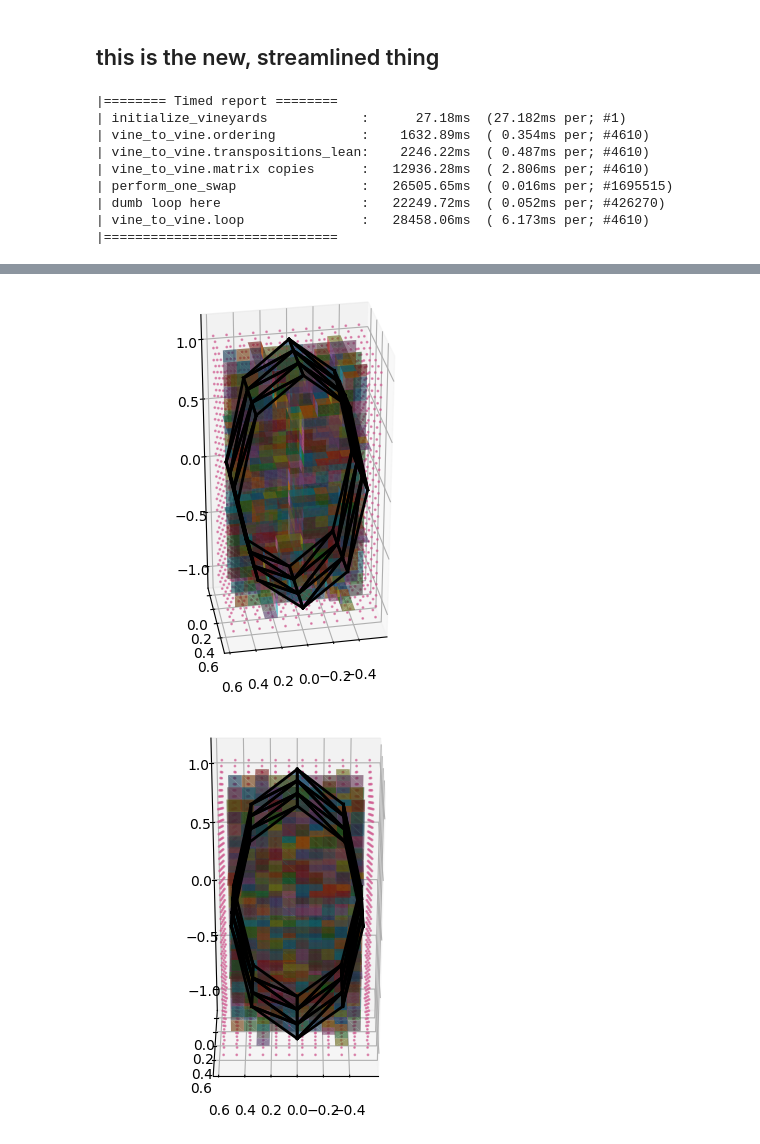
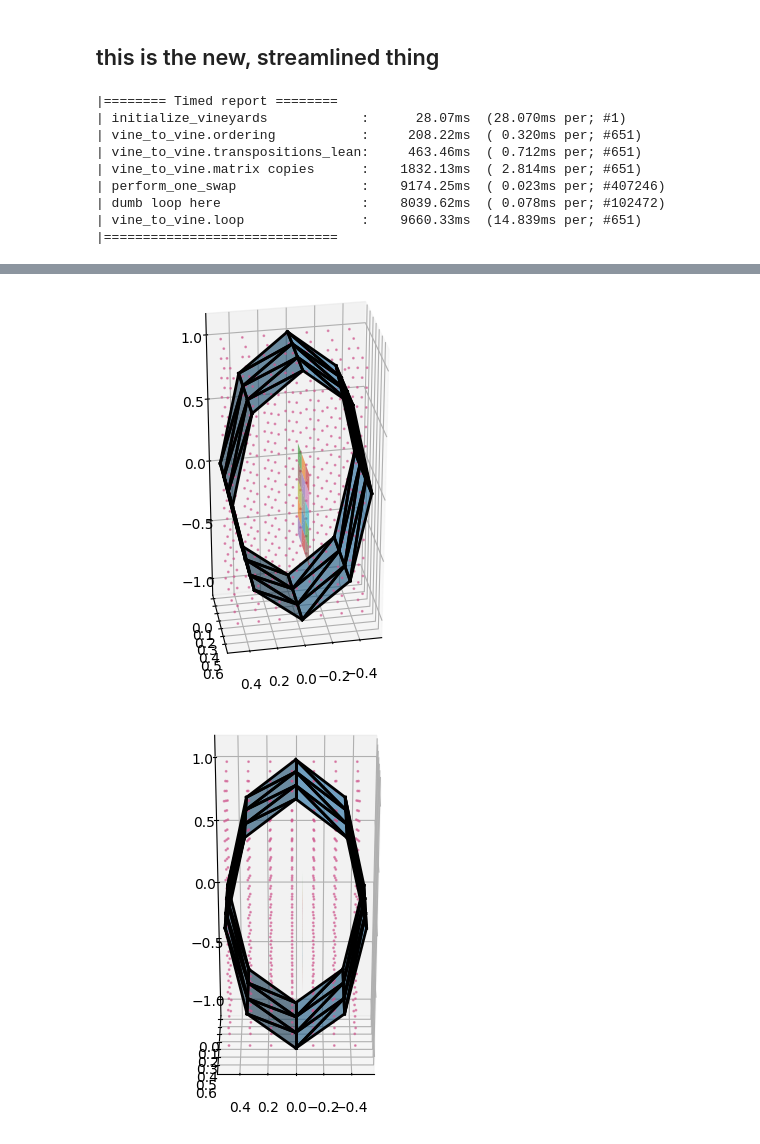
Before and after one commit to medial-ax/medial-ax, a Jupyter notebook: makethings.ipynb, the cells around one changed output, grey strips where cells are left out. Saved outputs shown, nothing was run; the diff lists cells and outputs as text; code cells hidden in the pictures.

```diff
--- a/makethings.ipynb
+++ b/makethings.ipynb
@@ -71,10 +71,10 @@ ourplot.plot_orders_with_bubbles(o, o2)
 # %%
 from typing import Tuple, Optional
 
-# our_complex = inp.read_obj("input/hinge.obj")
-# gridd = grid.Grid3.from_complex(our_complex, 0.05, buffer=0.4)
-our_complex = inp.read_obj("input/cylinder.obj")
+our_complex = inp.read_obj("input/hinge.obj")
 gridd = grid.Grid3.from_complex(our_complex, 0.1, buffer=0.1)
+# our_complex = inp.read_obj("input/cylinder.obj")
+# gridd = grid.Grid3.from_complex(our_complex, 0.1, buffer=0.1)
 
 
 state = {}
@@ -97,7 +97,7 @@ def for_each_edge(new_point: Tuple[int,int,int], old_point: Optional[Tuple[int,
     special_point_b = gridd.coordinate(new_point)
     (D, R, U_t, a_ordering) = state[old_point]
     (faustian, new_D, new_R, new_U_t, b_ordering, bad_point) = vin.vine_to_vine(
-      D, R, U_t, our_complex, special_point_b, a_ordering, 0, prune=True
+      D, R, U_t, our_complex, special_point_b, a_ordering, 0, prune=False
     )
     if bad_point is not None:
       bad_points.append(bad_point)
@@ -126,8 +126,6 @@ for azim in [0, 30, 45, 80, 90]:
   )
   ax.set_aspect('equal')
 
-
-
 with open('output/obj.obj', 'w') as f:
   vi = 1
   for (a, b) in faustian_edges:
@@ -144,11 +142,11 @@ with open('output/obj.obj', 'w') as f:
 utils.Timed.report()
 # %% [output]
 |======== Timed report ========
-| initialize_vineyards            :      27.18ms  (27.182ms per; #1)
-| vine_to_vine.ordering           :    1632.89ms  ( 0.354ms per; #4610)
-| vine_to_vine.transpositions_lean:    2246.22ms  ( 0.487ms per; #4610)
-| vine_to_vine.matrix copies      :   12936.28ms  ( 2.806ms per; #4610)
-| perform_one_swap                :   26505.65ms  ( 0.016ms per; #1695515)
-| dumb loop here                  :   22249.72ms  ( 0.052ms per; #426270)
-| vine_to_vine.loop               :   28458.06ms  ( 6.173ms per; #4610)
+| initialize_vineyards            :      28.07ms  (28.070ms per; #1)
+| vine_to_vine.ordering           :     208.22ms  ( 0.320ms per; #651)
+| vine_to_vine.transpositions_lean:     463.46ms  ( 0.712ms per; #651)
+| vine_to_vine.matrix copies      :    1832.13ms  ( 2.814ms per; #651)
+| perform_one_swap                :    9174.25ms  ( 0.023ms per; #407246)
+| dumb loop here                  :    8039.62ms  ( 0.078ms per; #102472)
+| vine_to_vine.loop               :    9660.33ms  (14.839ms per; #651)
 |==============================
@@ -158,2 +156,2 @@ utils.Timed.report()
-[figure, old version]
+[figure, new version]
-[figure, old version]
+[figure, new version]
```
Also changed, not shown: parts of 1 cell of this notebook, 2 other files.
